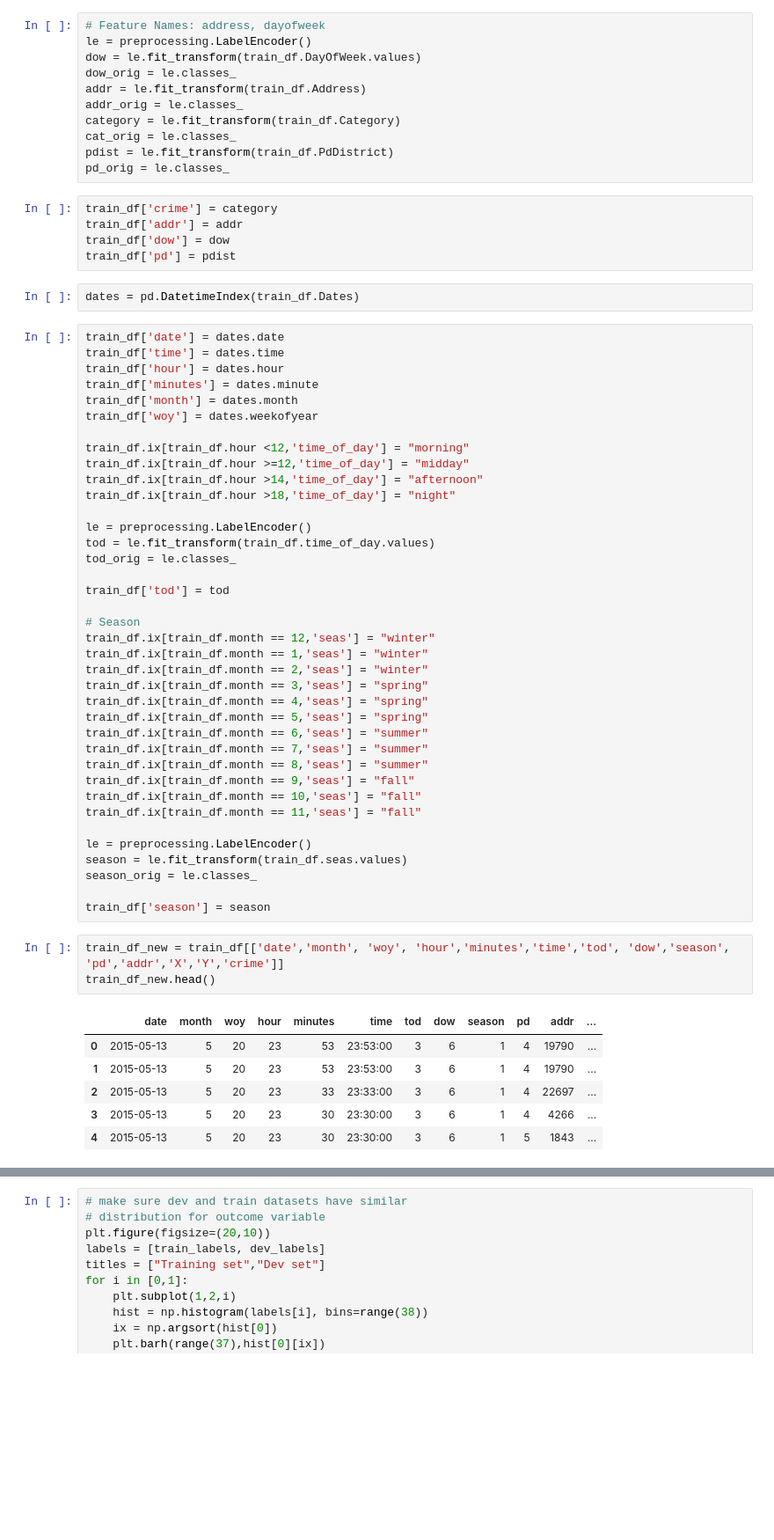
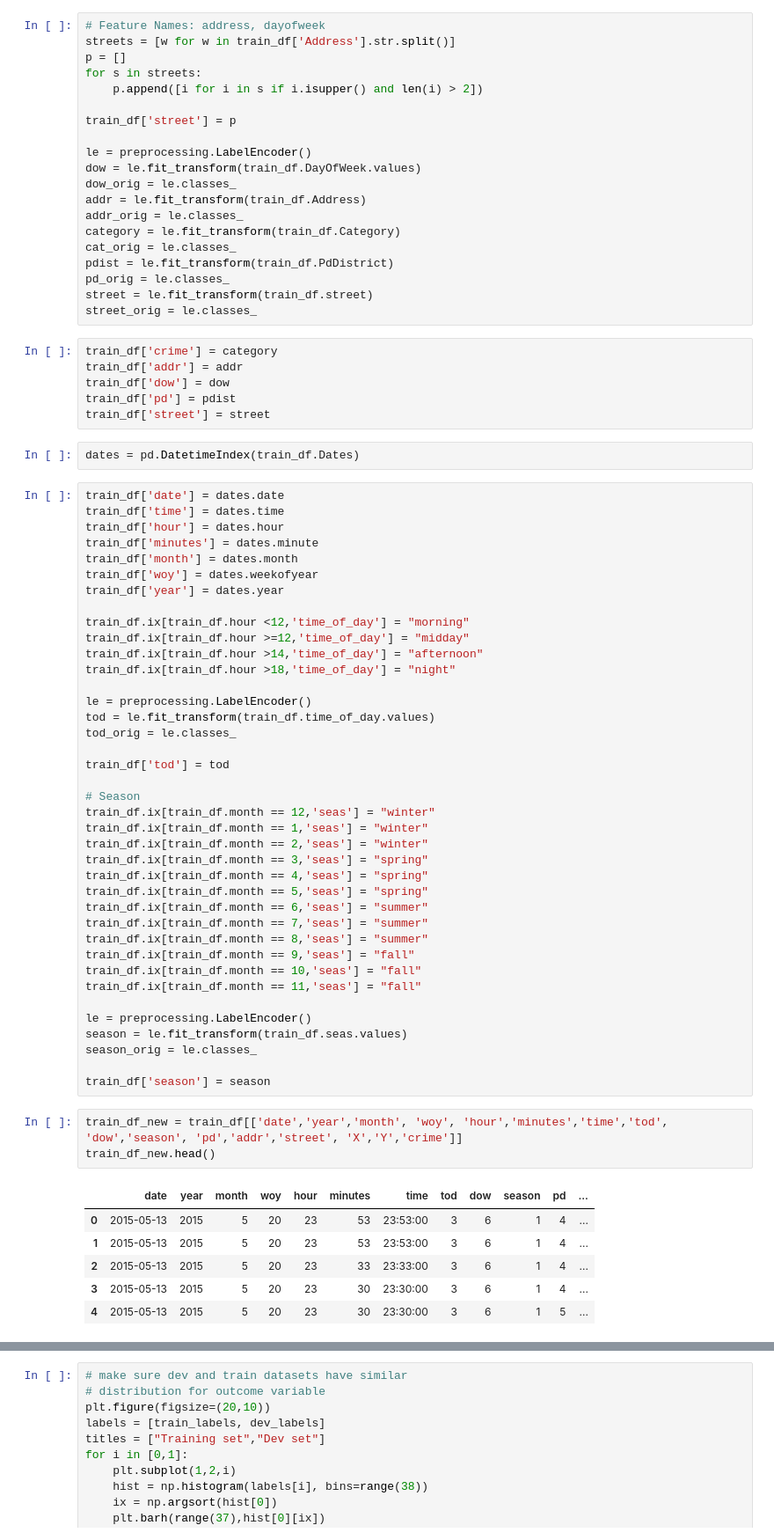
Before and after one commit to samacart/SFCrime, a Jupyter notebook: SFCrime-iPy-Models.ipynb, the cells around one changed output, grey strips where cells are left out. Shown at 88% size. Cells and saved outputs as stored; diff of their text form; blank space fills up the shorter version.

Commit message:
Split Street Out

```diff
--- a/SFCrime-iPy-Models.ipynb
+++ b/SFCrime-iPy-Models.ipynb
@@ -67,6 +70,13 @@ max          90.000000
 Name: Y, dtype: float64
 # %%
 # Feature Names: address, dayofweek
+streets = [w for w in train_df['Address'].str.split()]
+p = []
+for s in streets:
+    p.append([i for i in s if i.isupper() and len(i) > 2])
+
+train_df['street'] = p
+
 le = preprocessing.LabelEncoder()
 dow = le.fit_transform(train_df.DayOfWeek.values)
 dow_orig = le.classes_
@@ -76,11 +86,14 @@ category = le.fit_transform(train_df.Category)
 cat_orig = le.classes_
 pdist = le.fit_transform(train_df.PdDistrict)
 pd_orig = le.classes_
+street = le.fit_transform(train_df.street)
+street_orig = le.classes_
 # %%
 train_df['crime'] = category
 train_df['addr'] = addr
 train_df['dow'] = dow
 train_df['pd'] = pdist
+train_df['street'] = street
 # %%
 dates = pd.DatetimeIndex(train_df.Dates)
 # %%
@@ -90,6 +103,7 @@ train_df['hour'] = dates.hour
 train_df['minutes'] = dates.minute
 train_df['month'] = dates.month
 train_df['woy'] = dates.weekofyear
+train_df['year'] = dates.year
 
 train_df.ix[train_df.hour <12,'time_of_day'] = "morning"
 train_df.ix[train_df.hour >=12,'time_of_day'] = "midday"
@@ -122,15 +136,15 @@ season_orig = le.classes_
 
 train_df['season'] = season
 # %%
-train_df_new = train_df[['date','month', 'woy', 'hour','minutes','time','tod', 'dow','season', 'pd','addr','X','Y','crime']]
+train_df_new = train_df[['date','year','month', 'woy', 'hour','minutes','time','tod', 'dow','season', 'pd','addr','street', 'X','Y','crime']]
 train_df_new.head()
 # %% [output]
-|  | date | month | woy | hour | minutes | time | tod | dow | season | pd | addr | ... |
-| 0 | 2015-05-13 | 5 | 20 | 23 | 53 | 23:53:00 | 3 | 6 | 1 | 4 | 19790 | ... |
-| 1 | 2015-05-13 | 5 | 20 | 23 | 53 | 23:53:00 | 3 | 6 | 1 | 4 | 19790 | ... |
-| 2 | 2015-05-13 | 5 | 20 | 23 | 33 | 23:33:00 | 3 | 6 | 1 | 4 | 22697 | ... |
-| 3 | 2015-05-13 | 5 | 20 | 23 | 30 | 23:30:00 | 3 | 6 | 1 | 4 | 4266 | ... |
-| 4 | 2015-05-13 | 5 | 20 | 23 | 30 | 23:30:00 | 3 | 6 | 1 | 5 | 1843 | ... |
+|  | date | year | month | woy | hour | minutes | time | tod | dow | season | pd | ... |
+| 0 | 2015-05-13 | 2015 | 5 | 20 | 23 | 53 | 23:53:00 | 3 | 6 | 1 | 4 | ... |
+| 1 | 2015-05-13 | 2015 | 5 | 20 | 23 | 53 | 23:53:00 | 3 | 6 | 1 | 4 | ... |
+| 2 | 2015-05-13 | 2015 | 5 | 20 | 23 | 33 | 23:33:00 | 3 | 6 | 1 | 4 | ... |
+| 3 | 2015-05-13 | 2015 | 5 | 20 | 23 | 30 | 23:30:00 | 3 | 6 | 1 | 4 | ... |
+| 4 | 2015-05-13 | 2015 | 5 | 20 | 23 | 30 | 23:30:00 | 3 | 6 | 1 | 5 | ... |
 # %%
 # Split this into Dev and Training Data
 DEV_SIZE = 0.20
```
Also changed, not shown: parts of 9 cells of this notebook, 1 other file.
